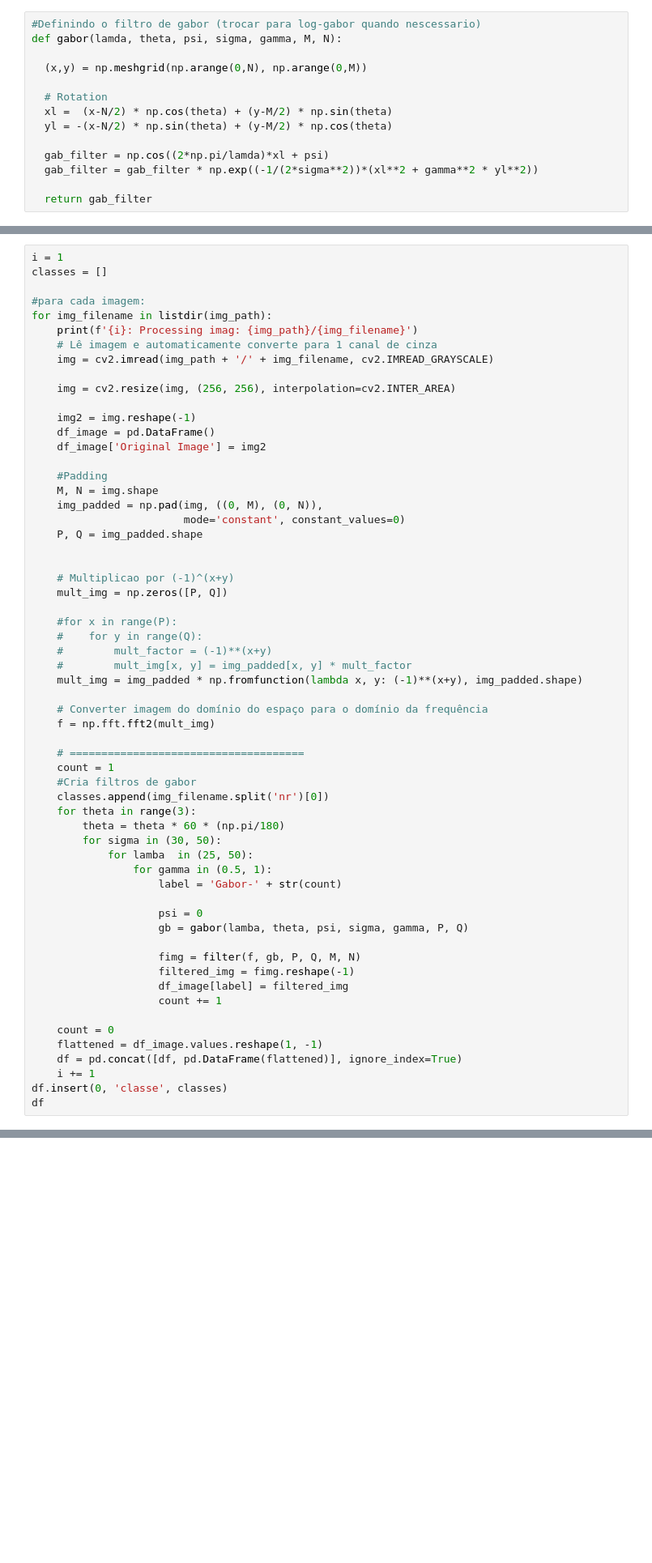
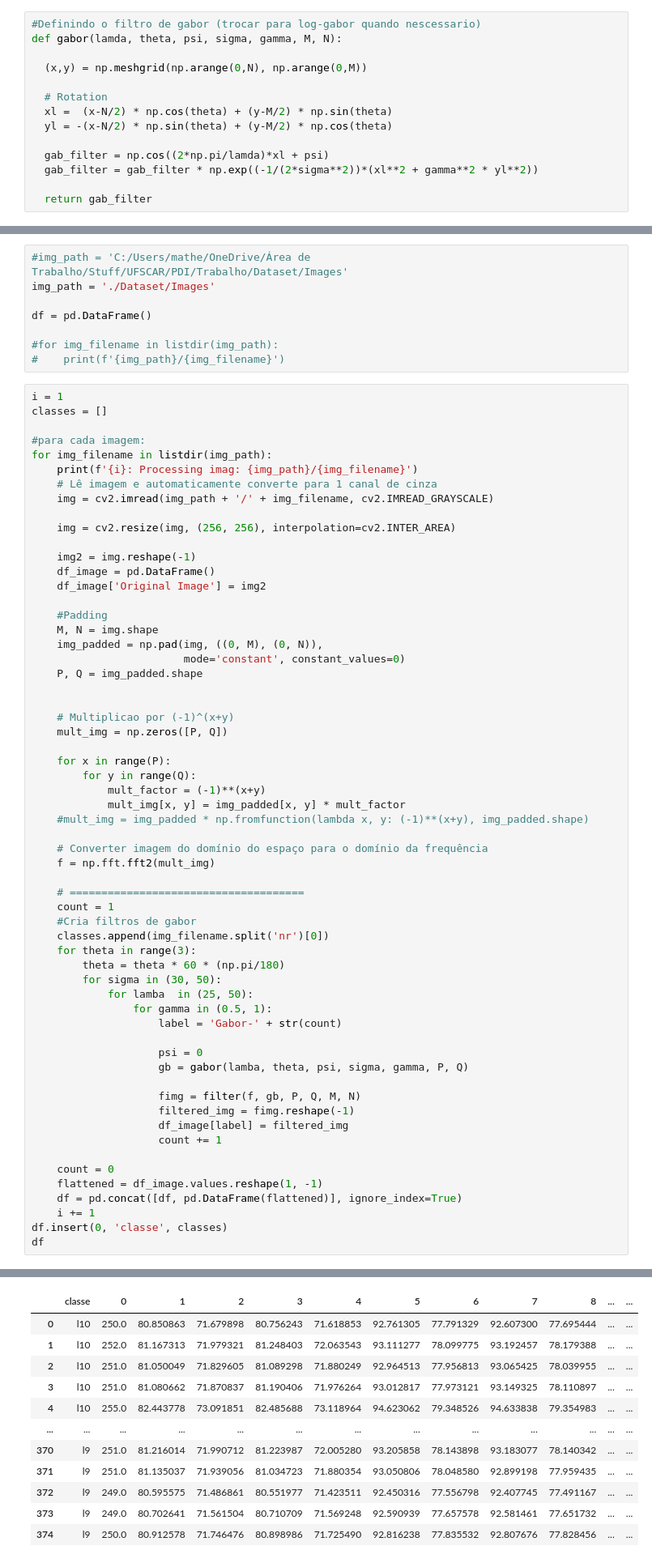
Before and after one commit to Matheus-Mazieiro/PDI-LogGabbor, a Jupyter notebook: GaborFiltersBank.ipynb, the cells around one changed output, grey strips where cells are left out. Shown at 81% size. Saved outputs shown, nothing was run; the diff lists cells and outputs as text; blank space fills up the shorter version.

```diff
--- a/GaborFiltersBank.ipynb
+++ b/GaborFiltersBank.ipynb
@@ -45,3 +41,11 @@ df = pd.DataFrame()
+# %%
+#img_path = 'C:/Users/mathe/OneDrive/Área de Trabalho/Stuff/UFSCAR/PDI/Trabalho/Dataset/Images'
+img_path = './Dataset/Images'
+
+df = pd.DataFrame()
+
+#for img_filename in listdir(img_path):
+#    print(f'{img_path}/{img_filename}')
 # %%
 i = 1
 classes = []
@@ -68,11 +72,11 @@ for img_filename in listdir(img_path):
     # Multiplicao por (-1)^(x+y)
     mult_img = np.zeros([P, Q])
 
-    #for x in range(P):
-    #    for y in range(Q):
-    #        mult_factor = (-1)**(x+y)
-    #        mult_img[x, y] = img_padded[x, y] * mult_factor
-    mult_img = img_padded * np.fromfunction(lambda x, y: (-1)**(x+y), img_padded.shape)
+    for x in range(P):
+        for y in range(Q):
+            mult_factor = (-1)**(x+y)
+            mult_img[x, y] = img_padded[x, y] * mult_factor
+    #mult_img = img_padded * np.fromfunction(lambda x, y: (-1)**(x+y), img_padded.shape)
 
     # Converter imagem do domínio do espaço para o domínio da frequência
     f = np.fft.fft2(mult_img)
@@ -122,0 +127,12 @@ df
+|  | classe | 0 | 1 | 2 | 3 | 4 | 5 | 6 | 7 | 8 | ... | ... |
+| 0 | l10 | 250.0 | 80.850863 | 71.679898 | 80.756243 | 71.618853 | 92.761305 | 77.791329 | 92.607300 | 77.695444 | ... | ... |
+| 1 | l10 | 252.0 | 81.167313 | 71.979321 | 81.248403 | 72.063543 | 93.111277 | 78.099775 | 93.192457 | 78.179388 | ... | ... |
+| 2 | l10 | 251.0 | 81.050049 | 71.829605 | 81.089298 | 71.880249 | 92.964513 | 77.956813 | 93.065425 | 78.039955 | ... | ... |
+| 3 | l10 | 251.0 | 81.080662 | 71.870837 | 81.190406 | 71.976264 | 93.012817 | 77.973121 | 93.149325 | 78.110897 | ... | ... |
+| 4 | l10 | 255.0 | 82.443778 | 73.091851 | 82.485688 | 73.118964 | 94.623062 | 79.348526 | 94.633838 | 79.354983 | ... | ... |
+| ... | ... | ... | ... | ... | ... | ... | ... | ... | ... | ... | ... | ... |
+| 370 | l9 | 251.0 | 81.216014 | 71.990712 | 81.223987 | 72.005280 | 93.205858 | 78.143898 | 93.183077 | 78.140342 | ... | ... |
+| 371 | l9 | 251.0 | 81.135037 | 71.939056 | 81.034723 | 71.880354 | 93.050806 | 78.048580 | 92.899198 | 77.959435 | ... | ... |
+| 372 | l9 | 249.0 | 80.595575 | 71.486861 | 80.551977 | 71.423511 | 92.450316 | 77.556798 | 92.407745 | 77.491167 | ... | ... |
+| 373 | l9 | 249.0 | 80.702641 | 71.561504 | 80.710709 | 71.569248 | 92.590939 | 77.657578 | 92.581461 | 77.651732 | ... | ... |
+| 374 | l9 | 250.0 | 80.912578 | 71.746476 | 80.898986 | 71.725490 | 92.816238 | 77.835532 | 92.807676 | 77.828456 | ... | ... |
```
Also changed, not shown: parts of 6 cells of this notebook.
